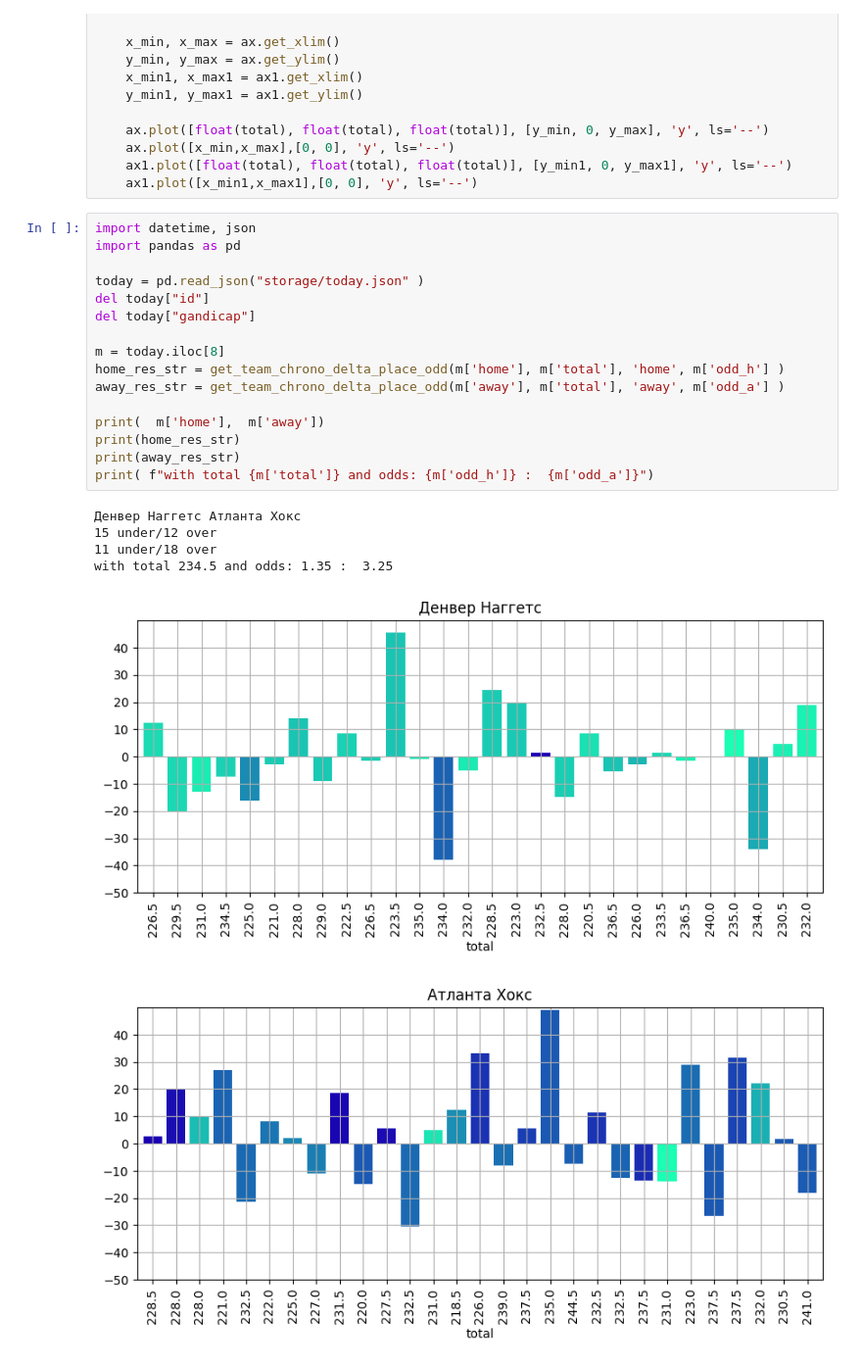
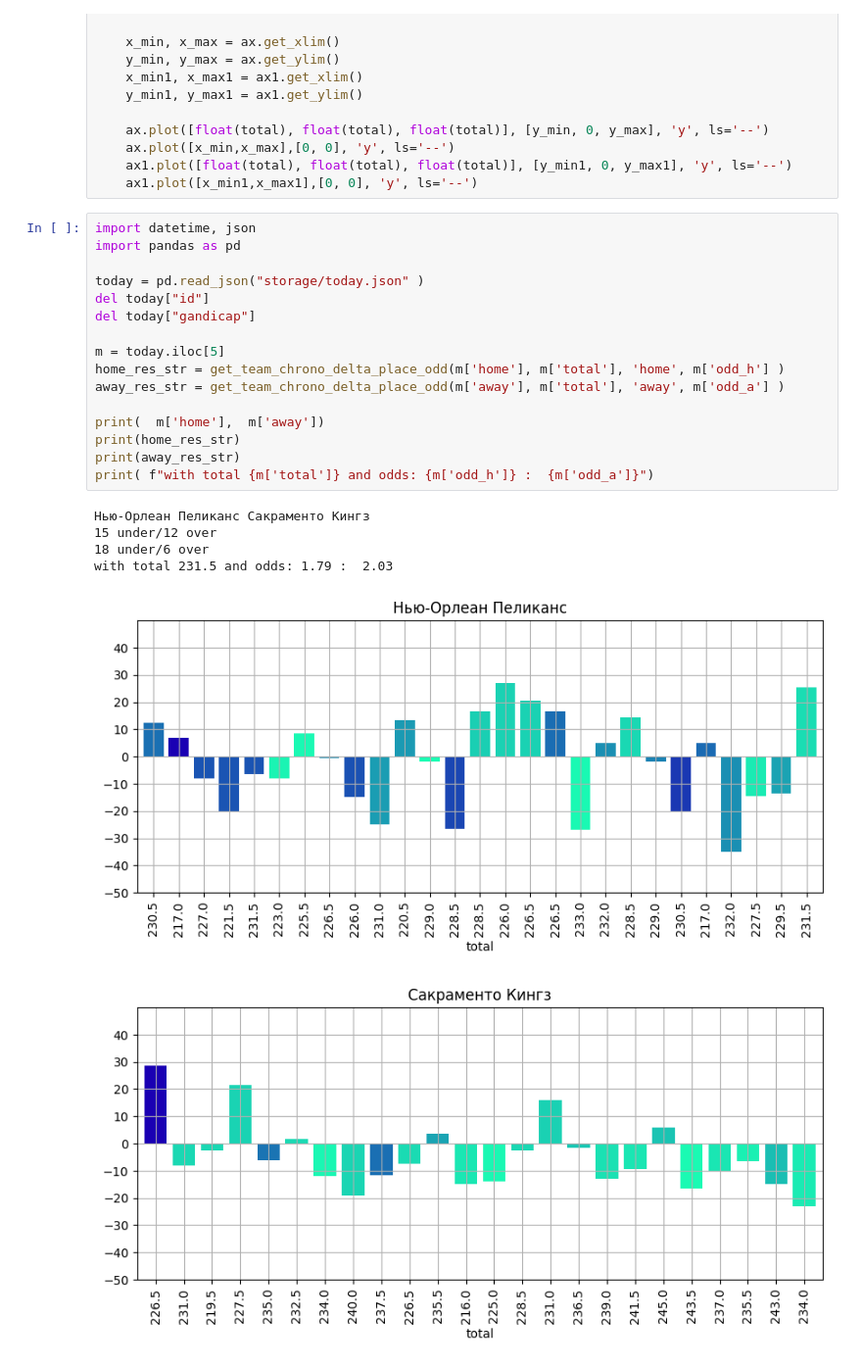
Before and after one commit to glahiator/basket_total, a Jupyter notebook: analyze.ipynb, the cells around one changed output. Shown at 98% size. Drawn from its saved outputs; the diff is of its cells as text.

```diff
--- a/analyze.ipynb
+++ b/analyze.ipynb
@@ -220,26 +220,26 @@ def complete_match_place(home, away, total):
 # %%
 import datetime, json
 import pandas as pd
 
 today = pd.read_json("storage/today.json" )
 del today["id"]
 del today["gandicap"]
 
-m = today.iloc[8]
+m = today.iloc[5]
 home_res_str = get_team_chrono_delta_place_odd(m['home'], m['total'], 'home', m['odd_h'] )
 away_res_str = get_team_chrono_delta_place_odd(m['away'], m['total'], 'away', m['odd_a'] )
 
 print(  m['home'],  m['away'])
 print(home_res_str)
 print(away_res_str)
 print( f"with total {m['total']} and odds: {m['odd_h']} :  {m['odd_a']}")
 # %% [output]
-Денвер Наггетс Атланта Хокс
+Нью-Орлеан Пеликанс Сакраменто Кингз
 15 under/12 over
-11 under/18 over
-with total 234.5 and odds: 1.35 :  3.25
+18 under/6 over
+with total 231.5 and odds: 1.79 :  2.03
-[figure, old version]
+[figure, new version]
-[figure, old version]
+[figure, new version]
 # %%
 print( m['home'], m['odd_h'])
 print(get_team_chrono_odd_place( m['home'], 'home' ))
```
Also changed, not shown: parts of 3 cells of this notebook, 3 other files.
